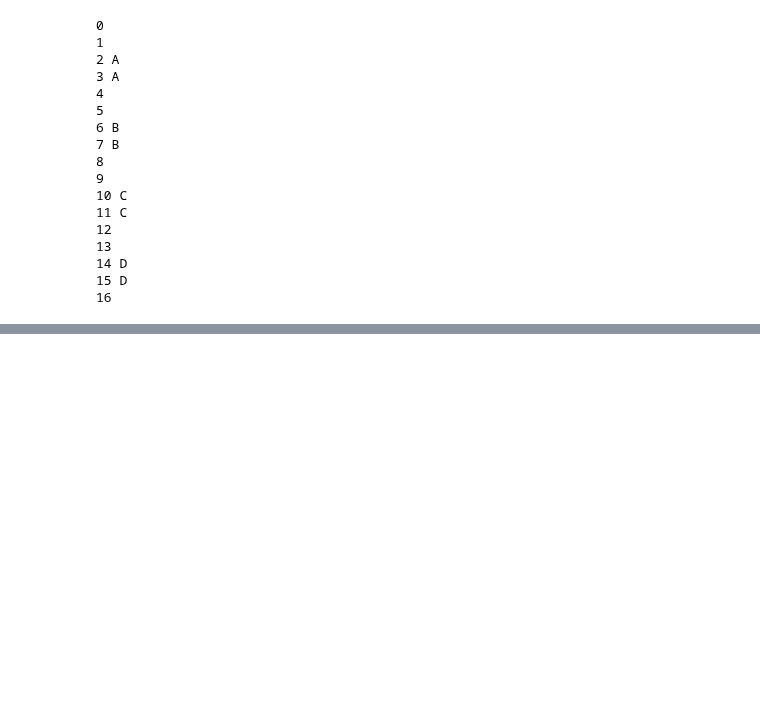
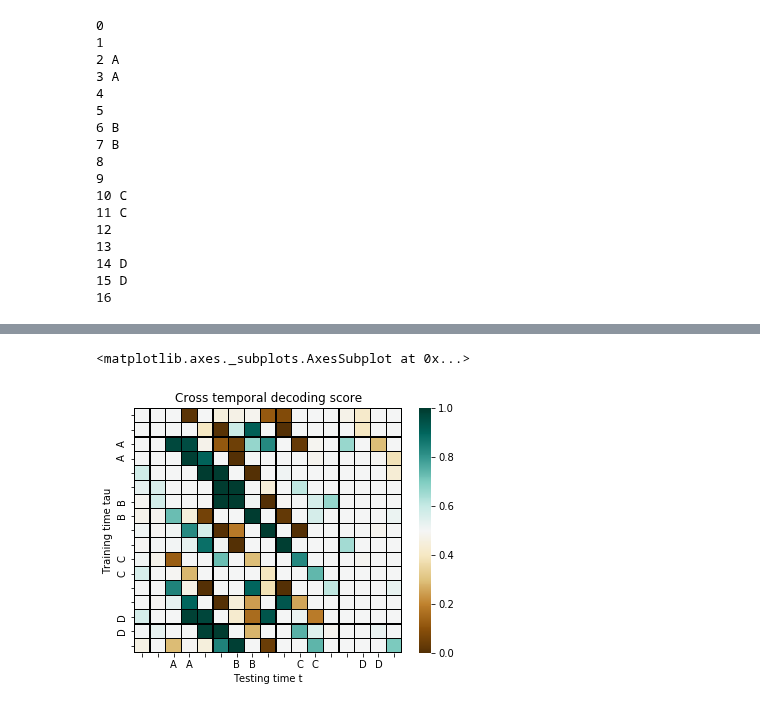
Before and after one commit to vdplasthijs/eavesdropping, a Jupyter notebook: bptt_sequence_coding.ipynb, the cells around one changed output, grey strips where cells are left out. Saved outputs shown, nothing was run; the diff lists cells and outputs as text; code cells hidden in the pictures; blank space fills up the shorter version.

```diff
--- a/bptt_sequence_coding.ipynb
+++ b/bptt_sequence_coding.ipynb
@@ -428,0 +419,8 @@ Text(0.5, 1.0, "Train time tau=0 (['0'])")
+# %%
+rnn_folder = 'models/7525_100models/'
+inds_selection = np.where(agg_score[75][:, train_time, test_time] > 0.9)[0]
+list_rnns = [x for x in os.listdir(rnn_folder) if x[-5:] == '.data']
+rnn_name = list_rnns[inds_selection[0]]
+with open(rnn_folder + rnn_name, 'rb') as f:
+    rnn = pickle.load(f)
+assert rnn.decoding_crosstemp_score[train_time, test_time] > 0.9
@@ -428,0 +431,8 @@ Text(0.5, 1.0, "Train time tau=0 (['0'])")
+# %%
+plt.rcParams['figure.figsize'] = (6, 4.5)
+pr.plot_decoder_crosstemp_perf(score_matrix=rnn.decoding_crosstemp_score,
+                               ax=plt.subplot(111),
+                               ticklabels=double_time_labels_blank[:-1])
+# %% [output]
+<matplotlib.axes._subplots.AxesSubplot at 0x...>
+[figure, added]
```
Also changed, not shown: parts of 9 cells of this notebook, 2 other files.
